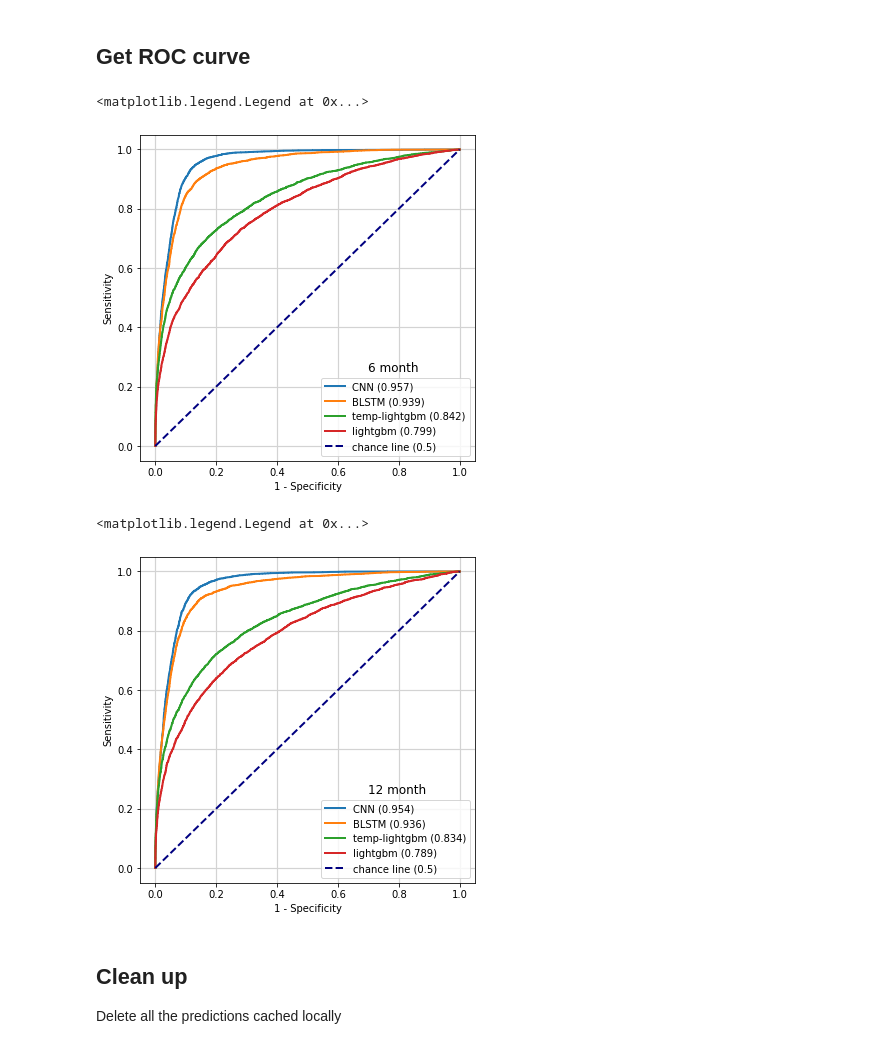
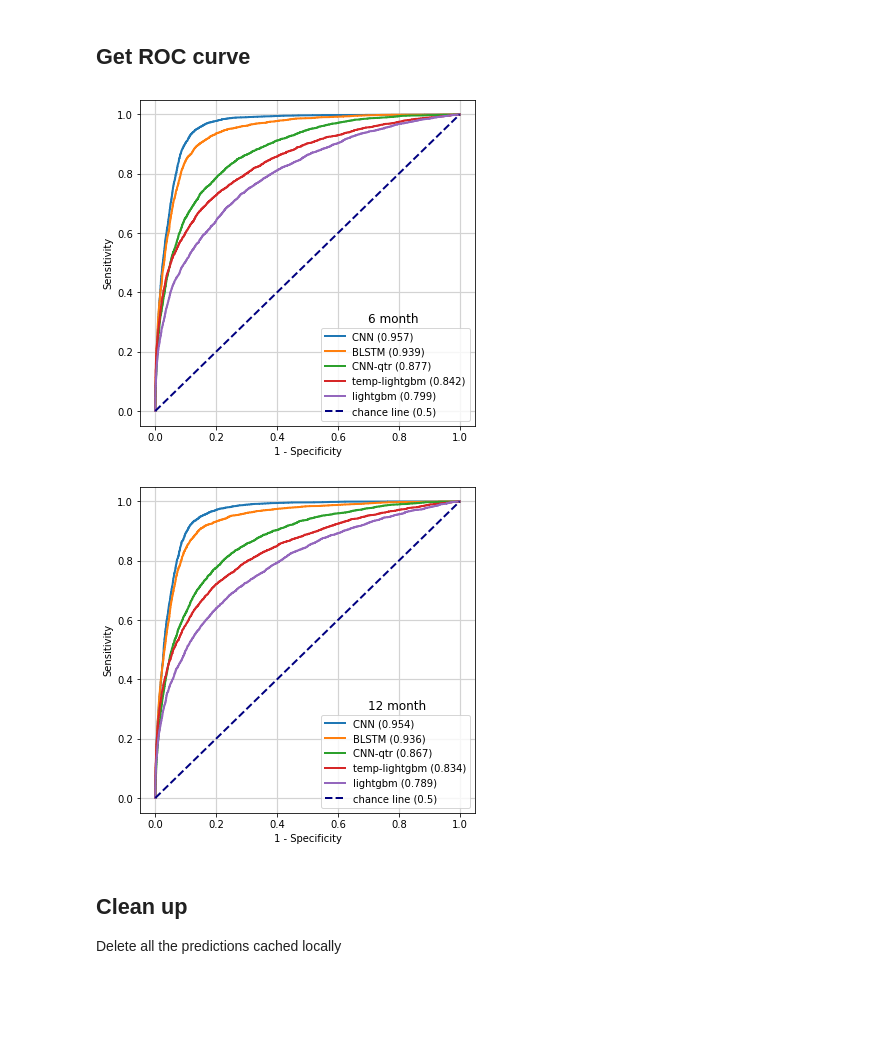
Before and after one commit to SuryaThiru/CKD-public, a Jupyter notebook: results.ipynb, the cells around one changed output. Saved outputs shown, nothing was run; the diff lists cells and outputs as text; code cells hidden in the pictures; blank space fills up the shorter version.

Commit message:
update results with deep ST models

```diff
--- a/results.ipynb
+++ b/results.ipynb
@@ -679,6 +762,9 @@ preds_12 = load(prediction_dir + 'predictions_12m.joblib')
 st_preds_6 = load(prediction_dir + 'st_predictions_6m.joblib')
 st_preds_12 = load(prediction_dir + 'st_predictions_12m.joblib')
 
+deep_st_preds_6 = load(prediction_dir + 'st_deep_predictions_6m.joblib')
+deep_st_preds_12 = load(prediction_dir + 'st_deep_predictions_12m.joblib')
+
 deep_preds_6 = load(prediction_dir + 'deep_predictions_6m.joblib')
 deep_preds_12 = load(prediction_dir + 'deep_predictions_12m.joblib')
 # %% [markdown]
@@ -1019,11 +1157,21 @@ for algo, model in deep_preds_6.items():
 # plt.text(fpr[optimal_idx]-.02, tpr[optimal_idx]+.04, round(optimal_threshold, 2))
 
 # Semi-temporal algos
+for algo, model in st_deep_preds_6.items():
+    if algo == 'y':
+        continue
+    if algo != 'CNN-qtr':  # uncomment to plot all models
+        continue
+    fpr, tpr, thresh = roc_curve(st_deep_preds_6['y'], st_deep_preds_6[algo]['pred_proba'])
+    auc = roc_auc_score(st_deep_preds_6['y'], st_deep_preds_6[algo]['pred_proba'])
+    auc = round(auc, 3)
+    plt.plot(fpr,tpr, label=algo+f' ({auc})', lw=lw)
+
 rocs = []
 for algo, model in st_preds_6.items():
     if algo == 'y':
         continue
-    if algo != 'temp-lightgbm':
+    if algo != 'temp-lightgbm':  # uncomment to plot all models
         continue
     fpr, tpr, thresh = roc_curve(st_preds_6['y'], st_preds_6[algo]['pred_proba'])
     auc = roc_auc_score(st_preds_6['y'], st_preds_6[algo]['pred_proba'])
@@ -1034,12 +1182,13 @@ rocs = sorted(rocs, key=lambda x: x[1], reverse=True)
 for algo, auc, [fpr, tpr] in rocs:
     plt.plot(fpr,tpr, label=algo+f' ({auc})', lw=lw)
 
+
 # ML algos
 rocs = []
 for algo, model in preds_6.items():
     if algo == 'y':
         continue
-    if algo != 'lightgbm':
+    if algo != 'lightgbm':  # uncomment to plot all models
         continue
     fpr, tpr, thresh = roc_curve(preds_6['y'], preds_6[algo]['pred_proba'])
     auc = roc_auc_score(preds_6['y'], preds_6[algo]['pred_proba'])
@@ -1055,12 +1204,11 @@ plt.plot([0, 1], [0, 1], color='navy', label='chance line (0.5)', linestyle='--'
 plt.xlabel('1 - Specificity')
 plt.ylabel('Sensitivity')
 # plt.title('ROC curve for 6 months', size=12)
-plt.text(0.7,0.25, '6 month', fontsize=12)
+plt.text(0.7,0.3, '6 month', fontsize=12)
 plt.grid(linewidth=1.2, color='lightgray')
 plt.legend(loc='lower right')
 # %% [output]
-<matplotlib.legend.Legend at 0x...>
-[figure, old version]
+[figure, new version]
 # %%
 fig = plt.figure(figsize=(6,6))
 
@@ -1085,11 +1233,21 @@ for algo, model in deep_preds_12.items():
 # plt.text(fpr[optimal_idx]-.02, tpr[optimal_idx]+.04, round(optimal_threshold, 2))
 
 # Semi-temporal algos
+for algo, model in st_deep_preds_12.items():
+    if algo == 'y':
+        continue
+    if algo != 'CNN-qtr':  # uncomment to plot all models
+        continue
+    fpr, tpr, thresh = roc_curve(st_deep_preds_12['y'], st_deep_preds_12[algo]['pred_proba'])
+    auc = roc_auc_score(st_deep_preds_12['y'], st_deep_preds_12[algo]['pred_proba'])
+    auc = round(auc, 3)
+    plt.plot(fpr,tpr, label=algo+f' ({auc})', lw=lw)
+
 rocs = []
 for algo, model in st_preds_12.items():
     if algo == 'y':
         continue
-    if algo != 'temp-lightgbm':
+    if algo != 'temp-lightgbm':  # uncomment to plot all models
         continue
     fpr, tpr, thresh = roc_curve(st_preds_12['y'], st_preds_12[algo]['pred_proba'])
     auc = roc_auc_score(st_preds_12['y'], st_preds_12[algo]['pred_proba'])
@@ -1097,37 +1255,36 @@ for algo, model in st_preds_12.items():
     rocs.append((algo, auc, [fpr, tpr]))
 # sort legend by AUC
 rocs = sorted(rocs, key=lambda x: x[1], reverse=True)
 for algo, auc, [fpr, tpr] in rocs:
     plt.plot(fpr,tpr, label=algo+f' ({auc})', lw=lw)
 
 
 # ML algos
 rocs = []
 for algo, model in preds_12.items():
     if algo == 'y':
         continue
-    if algo != 'lightgbm':
+    if algo != 'lightgbm':  # uncomment to plot all models
         continue
     fpr, tpr, thresh = roc_curve(preds_12['y'], preds_12[algo]['pred_proba'])
     auc = roc_auc_score(preds_12['y'], preds_12[algo]['pred_proba'])
     auc = round(auc, 3)
     rocs.append((algo, auc, [fpr, tpr]))
 # sort legend by AUC
 rocs = sorted(rocs, key=lambda x: x[1], reverse=True)
 for algo, auc, [fpr, tpr] in rocs:
     plt.plot(fpr,tpr, label=algo+f' ({auc})', lw=lw)
 
 # chance line
 plt.plot([0, 1], [0, 1], color='navy', label='chance line (0.5)', linestyle='--', lw=lw)
 plt.xlabel('1 - Specificity')
 plt.ylabel('Sensitivity')
 # plt.title('ROC curve for 12 months', size=12)
-plt.text(0.7,0.25, '12 month', fontsize=12)
+plt.text(0.7,0.3, '12 month', fontsize=12)
 plt.grid(linewidth=1.2, color='lightgray')
 plt.legend(loc='lower right')
 # %% [output]
-<matplotlib.legend.Legend at 0x...>
-[figure, old version]
+[figure, new version]
 # %% [markdown]
 ## Clean up
 
```
Also changed, not shown: parts of 40 cells of this notebook, 3 other files.
